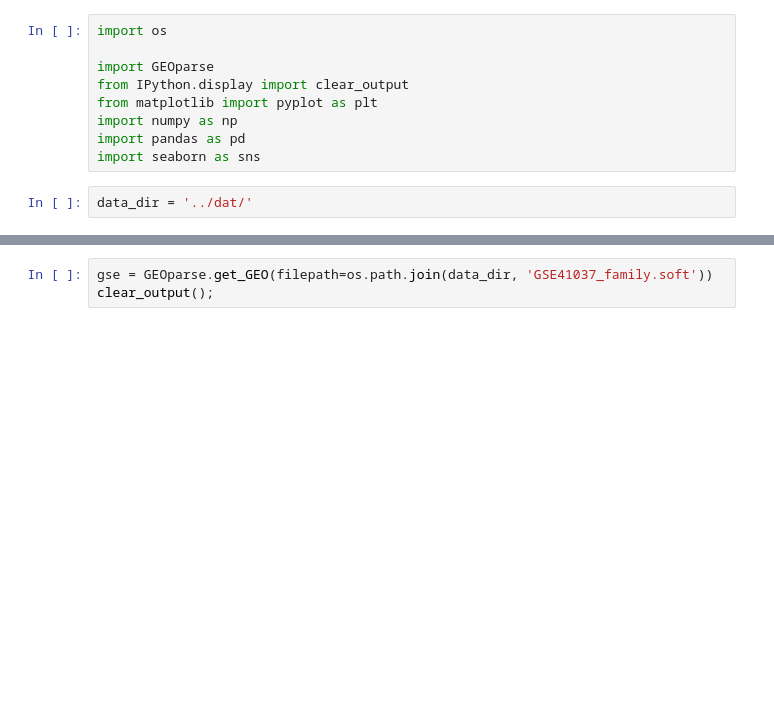
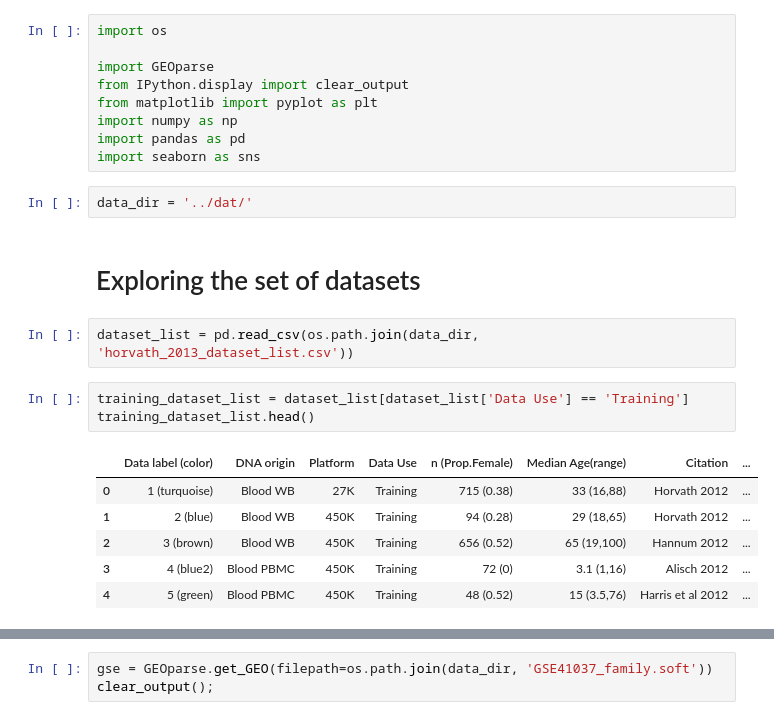
Before and after one commit to an1lam/reaper, a Jupyter notebook: src/horvath_2013_data_exploration.ipynb, the cells around one changed output, grey strips where cells are left out. Saved outputs shown, nothing was run; the diff lists cells and outputs as text; blank space fills up the shorter version.

```diff
--- a/src/horvath_2013_data_exploration.ipynb
+++ b/src/horvath_2013_data_exploration.ipynb
@@ -9,3 +9,17 @@ import pandas as pd
 import seaborn as sns
 # %%
 data_dir = '../dat/'
+# %% [markdown]
+# Exploring the set of datasets
+# %%
+dataset_list = pd.read_csv(os.path.join(data_dir, 'horvath_2013_dataset_list.csv'))
+# %%
+training_dataset_list = dataset_list[dataset_list['Data Use'] == 'Training']
+training_dataset_list.head()
+# %% [output]
+|  | Data label (color) | DNA origin | Platform | Data Use | n (Prop.Female) | Median Age(range) | Citation | ... |
+| 0 | 1 (turquoise) | Blood WB | 27K | Training | 715 (0.38) | 33 (16,88) | Horvath 2012 | ... |
+| 1 | 2 (blue) | Blood WB | 450K | Training | 94 (0.28) | 29 (18,65) | Horvath 2012 | ... |
+| 2 | 3 (brown) | Blood WB | 450K | Training | 656 (0.52) | 65 (19,100) | Hannum 2012 | ... |
+| 3 | 4 (blue2) | Blood PBMC | 450K | Training | 72 (0) | 3.1 (1,16) | Alisch 2012 | ... |
+| 4 | 5 (green) | Blood PBMC | 450K | Training | 48 (0.52) | 15 (3.5,76) | Harris et al 2012 | ... |
```
Also changed, not shown: parts of 2 cells of this notebook, 2 other files.
